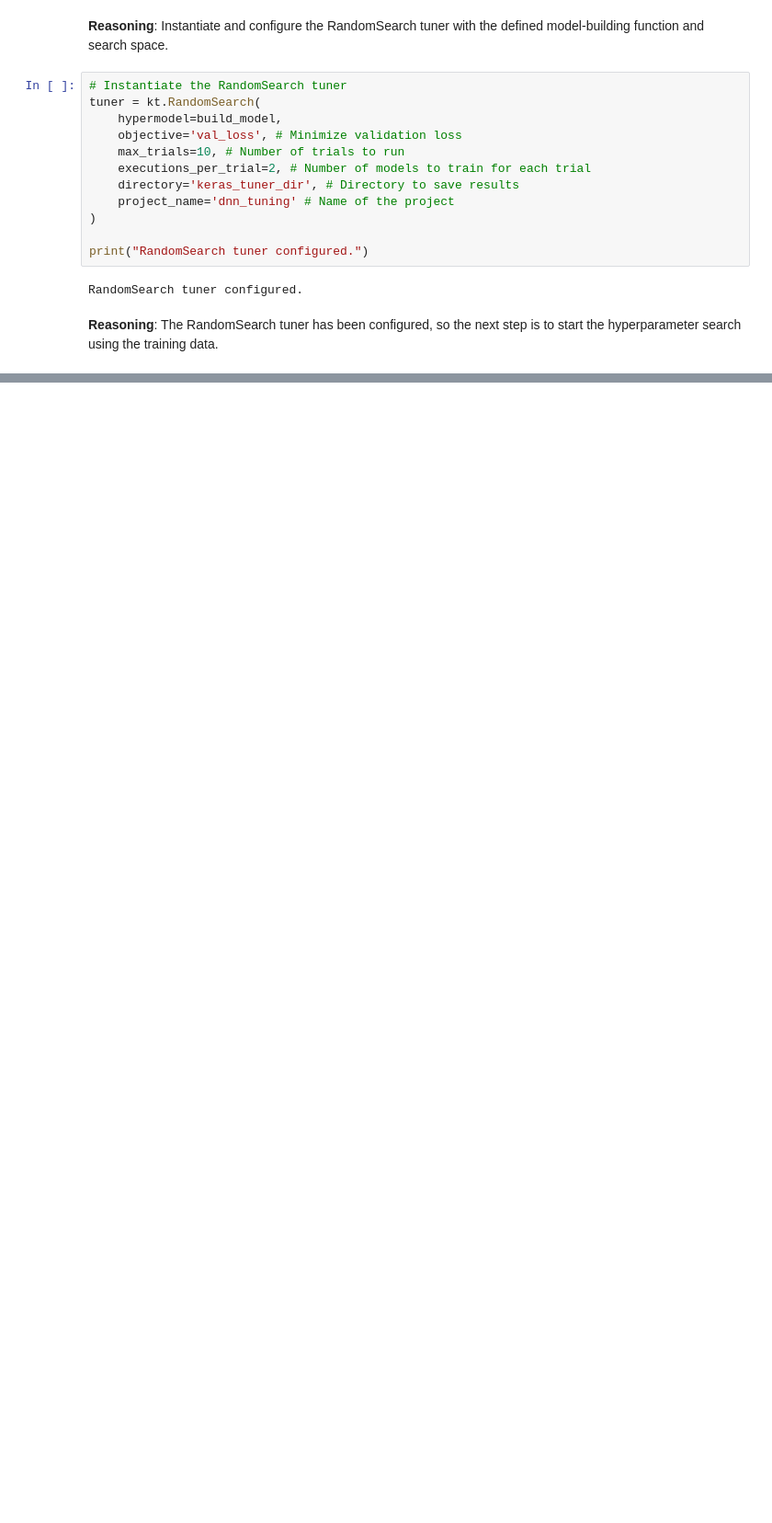
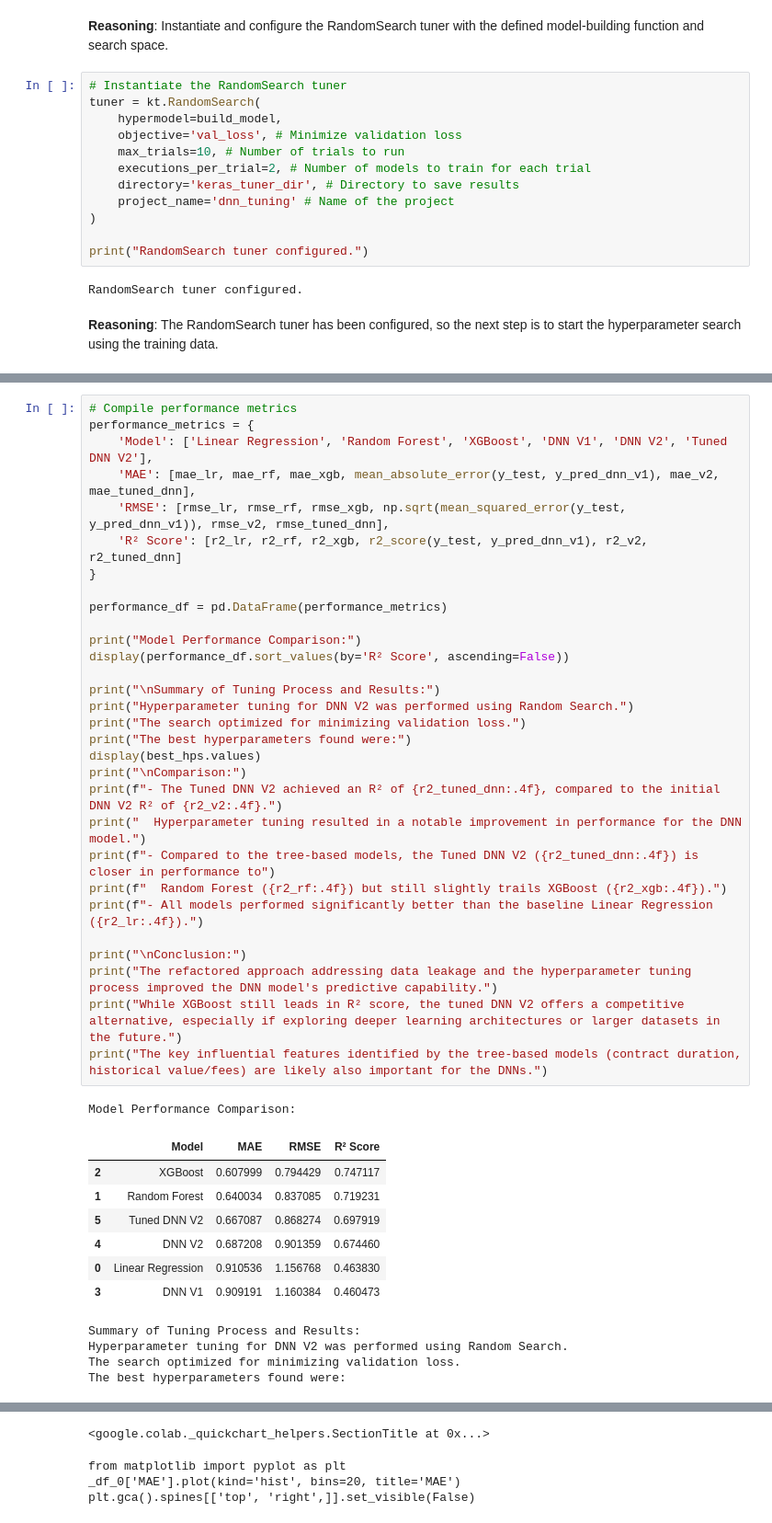
Before and after one commit to jsntj/jatj_footballtransfermarkt, a Jupyter notebook: final_model_jatj.ipynb, the cells around one changed output, grey strips where cells are left out. Shown at 92% size. Drawn from its saved outputs; the diff is of its cells as text; blank space fills up the shorter version.

```diff
--- a/final_model_jatj.ipynb
+++ b/final_model_jatj.ipynb
@@ -1369,0 +1442,43 @@ Epoch 10/100
+# %%
+# Compile performance metrics
+performance_metrics = {
+    'Model': ['Linear Regression', 'Random Forest', 'XGBoost', 'DNN V1', 'DNN V2', 'Tuned DNN V2'],
+    'MAE': [mae_lr, mae_rf, mae_xgb, mean_absolute_error(y_test, y_pred_dnn_v1), mae_v2, mae_tuned_dnn],
+    'RMSE': [rmse_lr, rmse_rf, rmse_xgb, np.sqrt(mean_squared_error(y_test, y_pred_dnn_v1)), rmse_v2, rmse_tuned_dnn],
+    'R² Score': [r2_lr, r2_rf, r2_xgb, r2_score(y_test, y_pred_dnn_v1), r2_v2, r2_tuned_dnn]
+}
+
+performance_df = pd.DataFrame(performance_metrics)
+
+print("Model Performance Comparison:")
+display(performance_df.sort_values(by='R² Score', ascending=False))
+
+print("\nSummary of Tuning Process and Results:")
+print("Hyperparameter tuning for DNN V2 was performed using Random Search.")
+print("The search optimized for minimizing validation loss.")
+print("The best hyperparameters found were:")
+display(best_hps.values)
+print("\nComparison:")
+print(f"- The Tuned DNN V2 achieved an R² of {r2_tuned_dnn:.4f}, compared to the initial DNN V2 R² of {r2_v2:.4f}.")
+print("  Hyperparameter tuning resulted in a notable improvement in performance for the DNN model.")
+print(f"- Compared to the tree-based models, the Tuned DNN V2 ({r2_tuned_dnn:.4f}) is closer in performance to")
+print(f"  Random Forest ({r2_rf:.4f}) but still slightly trails XGBoost ({r2_xgb:.4f}).")
+print(f"- All models performed significantly better than the baseline Linear Regression ({r2_lr:.4f}).")
+
+print("\nConclusion:")
+print("The refactored approach addressing data leakage and the hyperparameter tuning process improved the DNN model's predictive capability.")
+print("While XGBoost still leads in R² score, the tuned DNN V2 offers a competitive alternative, especially if exploring deeper learning architectures or larger datasets in the future.")
+print("The key influential features identified by the tree-based models (contract duration, historical value/fees) are likely also important for the DNNs.")
+# %% [output]
+Model Performance Comparison:
+|  | Model | MAE | RMSE | R² Score |
+| 2 | XGBoost | 0.607999 | 0.794429 | 0.747117 |
+| 1 | Random Forest | 0.640034 | 0.837085 | 0.719231 |
+| 5 | Tuned DNN V2 | 0.667087 | 0.868274 | 0.697919 |
+| 4 | DNN V2 | 0.687208 | 0.901359 | 0.674460 |
+| 0 | Linear Regression | 0.910536 | 1.156768 | 0.463830 |
+| 3 | DNN V1 | 0.909191 | 1.160384 | 0.460473 |
+Summary of Tuning Process and Results:
+Hyperparameter tuning for DNN V2 was performed using Random Search.
+The search optimized for minimizing validation loss.
+The best hyperparameters found were:
@@ -1369,0 +1507,4 @@ Epoch 10/100
+<google.colab._quickchart_helpers.SectionTitle at 0x...>
+from matplotlib import pyplot as plt
+_df_0['MAE'].plot(kind='hist', bins=20, title='MAE')
+plt.gca().spines[['top', 'right',]].set_visible(False)
```
Also changed, not shown: parts of 10 cells of this notebook.
